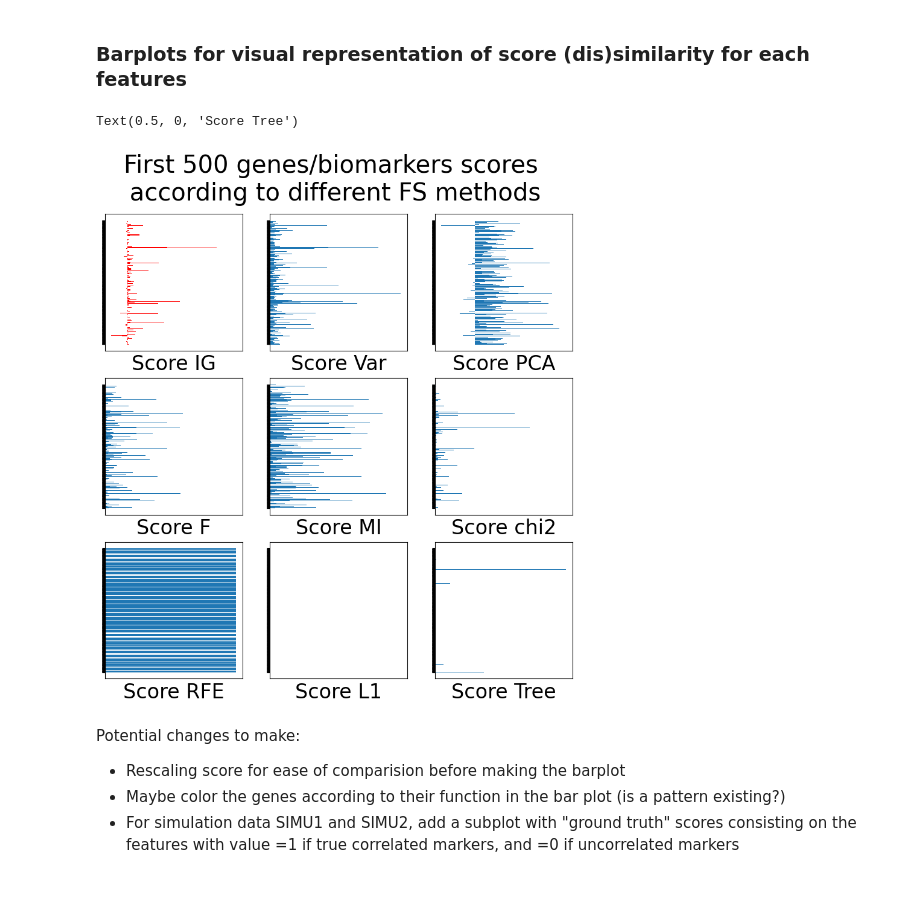
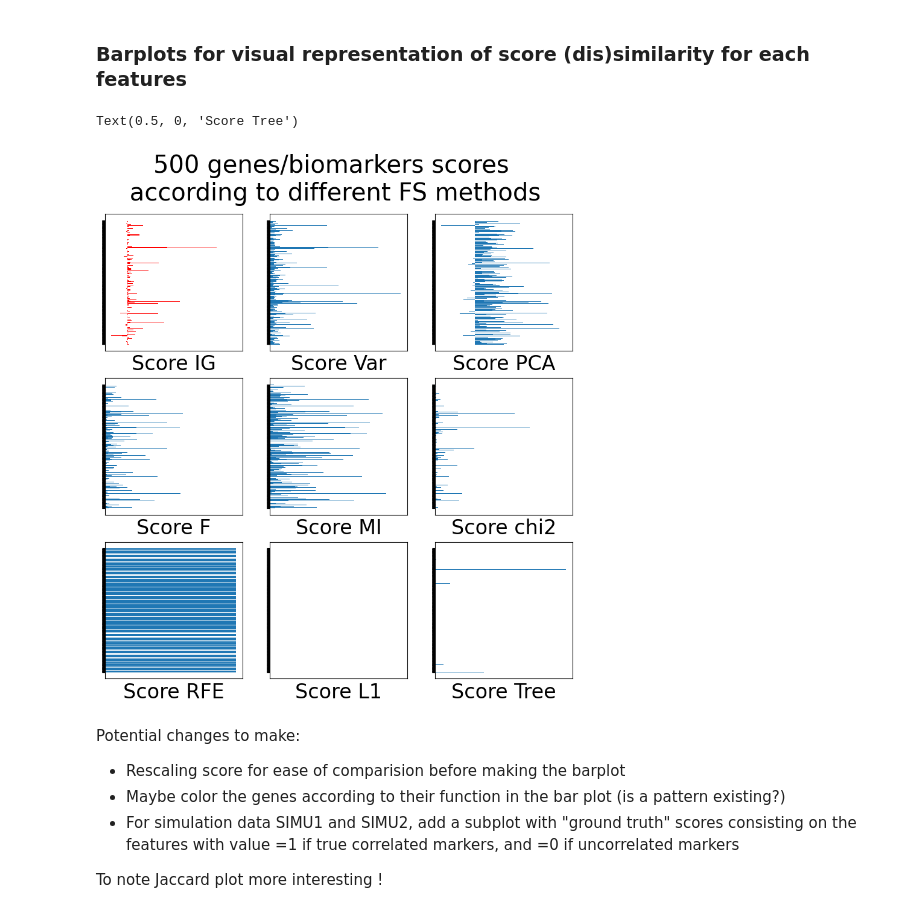
Before and after one commit to mbonto/XAI_in_genomics, a Jupyter notebook: Gdc/Data/FS2_for_BRCA.ipynb, the cells around one changed output. Saved outputs shown, nothing was run; the diff lists cells and outputs as text; code cells hidden in the pictures.

```diff
--- a/Gdc/Data/FS2_for_BRCA.ipynb
+++ b/Gdc/Data/FS2_for_BRCA.ipynb
@@ -416,7 +416,7 @@ I am sorry I could not code it yet as I did not manage to generate SIMU1 and SIM
 n = 500 # The number of first genes/features to observe
 
 fig, ax = plt.subplots(3,3,  figsize=(10, 10))
-fig.suptitle(f'First {n} genes/biomarkers scores\n according to different FS methods')
+fig.suptitle(f'{n} genes/biomarkers scores\n according to different FS methods')
 # Our method + dimension reduction methods
 ax[0, 0].barh(feat_name[:n], scores_IG[:n], align='center', color='red') # Colored in red to highlight our method
 ax[0, 0].set_yticklabels([])
@@ -439,36 +439,38 @@ ax[1, 0].set_yticklabels([])
 ax[1, 0].set_xticks([])
 ax[1, 0].set_xlabel('Score F')
 
 ax[1, 1].barh(feat_name[:n], scores_MI[:n], align='center')
 ax[1, 1].set_yticklabels([])
 ax[1, 1].set_xticks([])
 ax[1, 1].set_xlabel('Score MI')
 
 ax[1, 2].barh(feat_name[:n], scores_chi2[:n], align='center')
 ax[1, 2].set_yticklabels([])
 ax[1, 2].set_xticks([])
 ax[1, 2].set_xlabel('Score chi2')
 
 # Wrapper/Embedded methods
 ax[2, 0].barh(feat_name[:n], scores_RFE[:n], align='center')
 ax[2, 0].set_yticklabels([])
 ax[2, 0].set_xticks([])
 ax[2, 0].set_xlabel('Score RFE')
 
 ax[2, 1].barh(feat_name[:n], scores_L1[:n], align='center')
 ax[2, 1].set_yticklabels([])
 ax[2, 1].set_xticks([])
 ax[2, 1].set_xlabel('Score L1')
 
 ax[2, 2].barh(feat_name[:n], scores_Tree[:n], align='center')
 ax[2, 2].set_yticklabels([])
 ax[2, 2].set_xticks([])
 ax[2, 2].set_xlabel('Score Tree')
 # %% [output]
 Text(0.5, 0, 'Score Tree')
-[figure, old version]
+[figure, new version]
 # %% [markdown]
 Potential changes to make:
 - Rescaling score for ease of comparision before making the barplot
 - Maybe color the genes according to their function in the bar plot (is a pattern existing?)
 - For simulation data SIMU1 and SIMU2, add a subplot with "ground truth" scores consisting on the features with value =1 if true correlated markers, and =0 if uncorrelated markers
+
+To note Jaccard plot more interesting !
```
Also changed, not shown: parts of 1 cell of this notebook.
